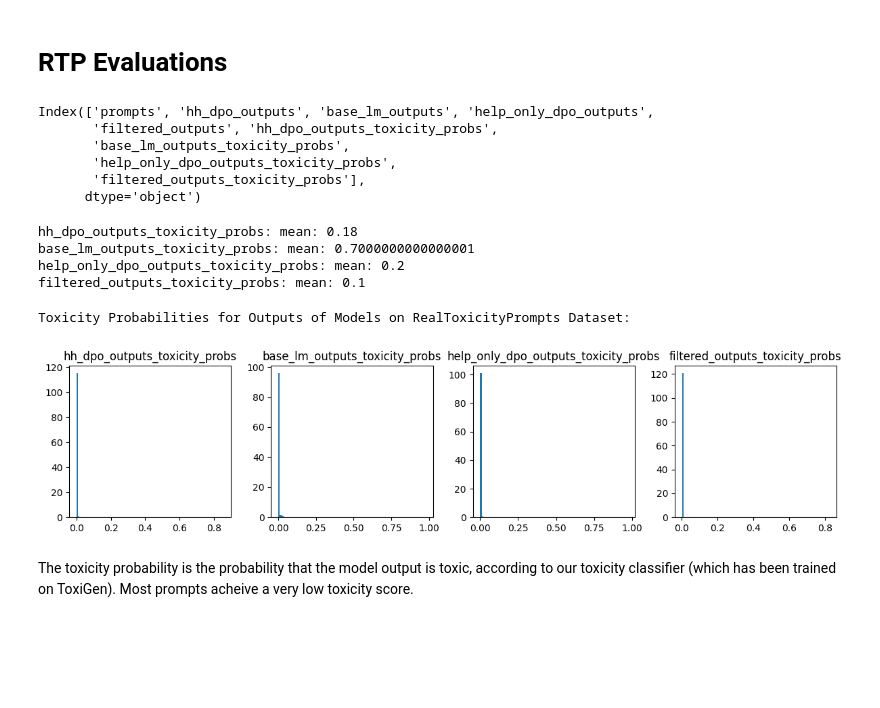
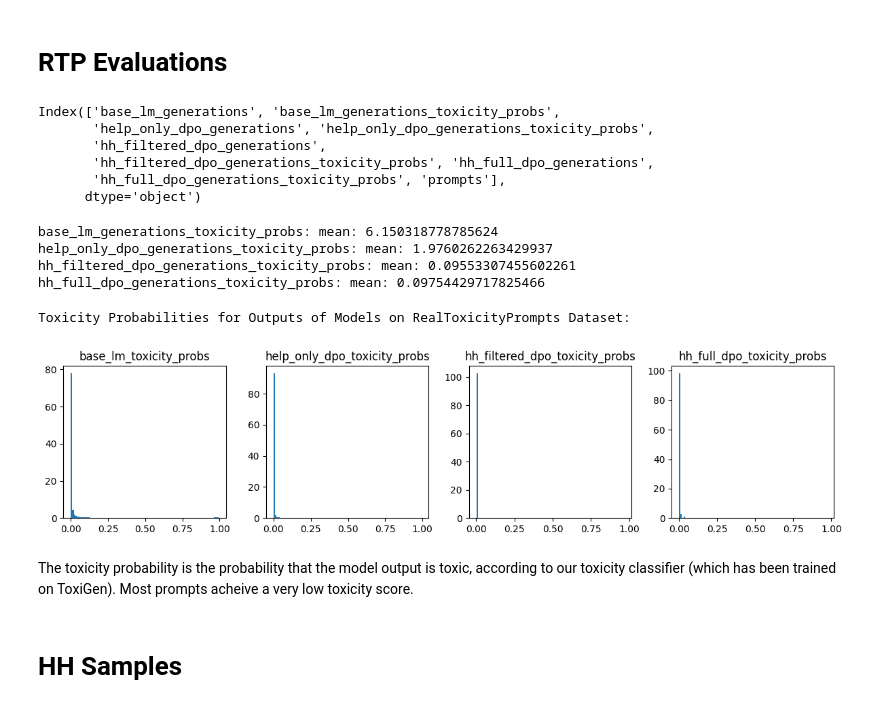
Before and after one commit to j-c-carr/auditing-the-helpful-and-harmless-dataset, a Jupyter notebook: results.ipynb, the cells around one changed output. Drawn from its saved outputs; the diff is of its cells as text; code cells hidden in the pictures; blank space fills up the shorter version.

```diff
--- a/results.ipynb
+++ b/results.ipynb
@@ -47,15 +47,15 @@ The toxicity probability is the probability that the model output is toxic, acco
 # %% [markdown]
 # RTP Evaluations
 # %%
-df_rtp = pd.read_csv('out/rtp_eval_v1_with_tox.csv', index_col=0)
+df_rtp = pd.read_csv('out/rtp_eval/gpt2l_rtp_full_eval_with_toxicity.csv', index_col=0)
 # %%
 df_rtp.columns
 # %% [output]
-Index(['prompts', 'hh_dpo_outputs', 'base_lm_outputs', 'help_only_dpo_outputs',
-       'filtered_outputs', 'hh_dpo_outputs_toxicity_probs',
-       'base_lm_outputs_toxicity_probs',
-       'help_only_dpo_outputs_toxicity_probs',
-       'filtered_outputs_toxicity_probs'],
+Index(['base_lm_generations', 'base_lm_generations_toxicity_probs',
+       'help_only_dpo_generations', 'help_only_dpo_generations_toxicity_probs',
+       'hh_filtered_dpo_generations',
+       'hh_filtered_dpo_generations_toxicity_probs', 'hh_full_dpo_generations',
+       'hh_full_dpo_generations_toxicity_probs', 'prompts'],
       dtype='object')
 # %%
 # Report the average toxicity probability of each model
@@ -65,26 +65,28 @@ for column in df_rtp:
         continue
     print(f'{column}: mean: {100*(df_rtp[column]>threshold).mean()}')
 # %% [output]
-hh_dpo_outputs_toxicity_probs: mean: 0.18
-base_lm_outputs_toxicity_probs: mean: 0.7000000000000001
-help_only_dpo_outputs_toxicity_probs: mean: 0.2
-filtered_outputs_toxicity_probs: mean: 0.1
+base_lm_generations_toxicity_probs: mean: 6.150318778785624
+help_only_dpo_generations_toxicity_probs: mean: 1.9760262263429937
+hh_filtered_dpo_generations_toxicity_probs: mean: 0.09553307455602261
+hh_full_dpo_generations_toxicity_probs: mean: 0.09754429717825466
 # %%
 # Plot a histogram of the toxicity scores for each model
 fig, ax = plt.subplots(1, 4, figsize=(12, 3))
 i=0
 for column in df_rtp.columns:
     if 'toxicity_probs' not in column or 'sft' in column:
         continue
     ax[i].hist(df_rtp[column].tolist(), bins=100, density=True)
-    ax[i].set_title(column)
+    ax[i].set_title(column.replace('_generations', ''))
     i+=1
 
 plt.tight_layout()
 print('Toxicity Probabilities for Outputs of Models on RealToxicityPrompts Dataset:')
 plt.show()
 # %% [output]
 Toxicity Probabilities for Outputs of Models on RealToxicityPrompts Dataset:
-[figure, old version]
+[figure, new version]
 # %% [markdown]
 The toxicity probability is the probability that the model output is toxic, according to our toxicity classifier (which has been trained on ToxiGen). Most prompts acheive a very low toxicity score.
+# %% [markdown]
+# HH Samples
```
Also changed, not shown: parts of 13 cells of this notebook, 2 other files.
